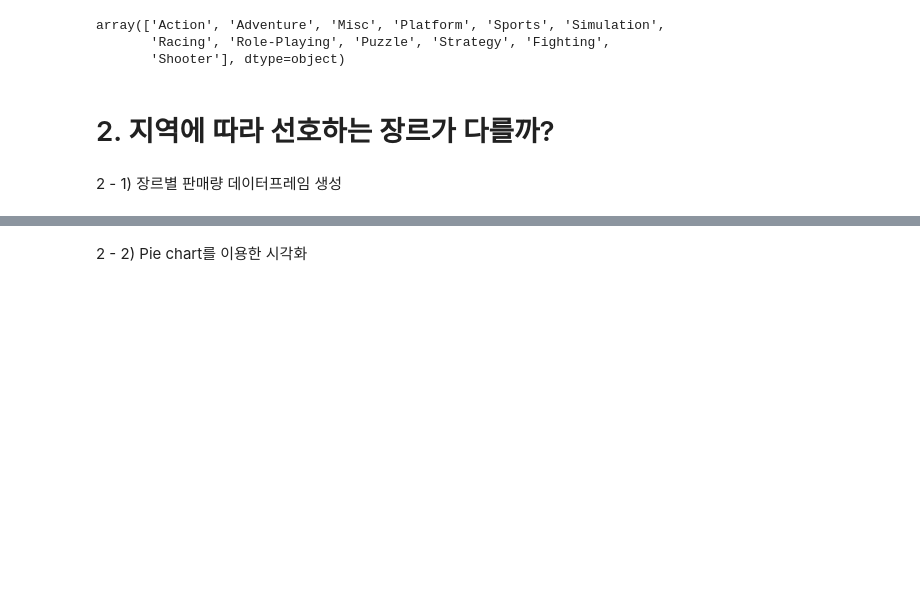
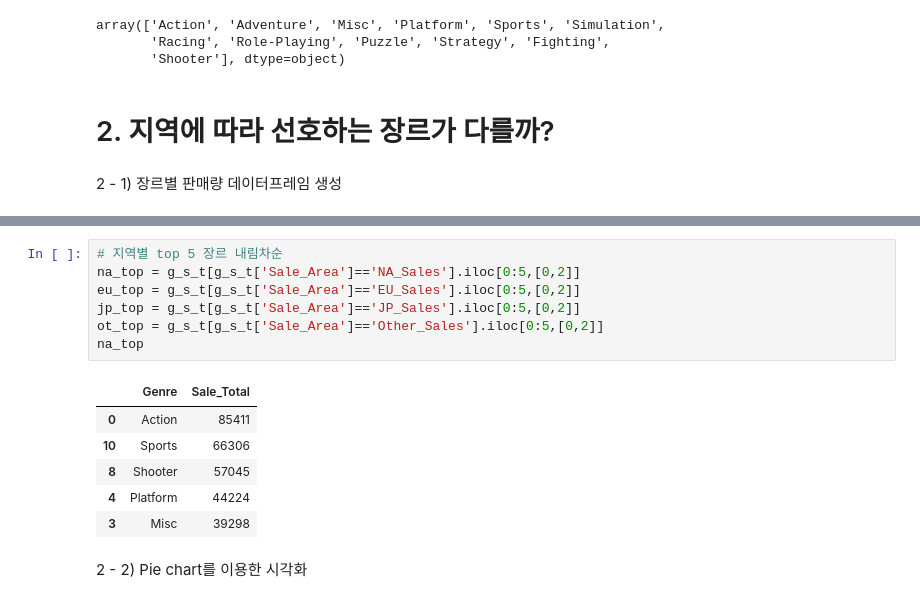
Before and after one commit to wisesprout/video-game-sales-analysis, a Jupyter notebook: Project1.ipynb, the cells around one changed output, grey strips where cells are left out. Drawn from its saved outputs; the diff is of its cells as text; blank space fills up the shorter version.

```diff
--- a/Project1.ipynb
+++ b/Project1.ipynb
@@ -141,3 +138,17 @@ ot_top = df2.loc['Other_sum', :].sort_values(ascending = False)
+# %%
+# 지역별 top 5 장르 내림차순
+na_top = g_s_t[g_s_t['Sale_Area']=='NA_Sales'].iloc[0:5,[0,2]]
+eu_top = g_s_t[g_s_t['Sale_Area']=='EU_Sales'].iloc[0:5,[0,2]]
+jp_top = g_s_t[g_s_t['Sale_Area']=='JP_Sales'].iloc[0:5,[0,2]]
+ot_top = g_s_t[g_s_t['Sale_Area']=='Other_Sales'].iloc[0:5,[0,2]]
+na_top
+# %% [output]
+|  | Genre | Sale_Total |
+| 0 | Action | 85411 |
+| 10 | Sports | 66306 |
+| 8 | Shooter | 57045 |
+| 4 | Platform | 44224 |
+| 3 | Misc | 39298 |
 # %% [markdown]
 2 - 2) Pie chart를 이용한 시각화
 # %%
```
Also changed, not shown: parts of 13 cells of this notebook.
